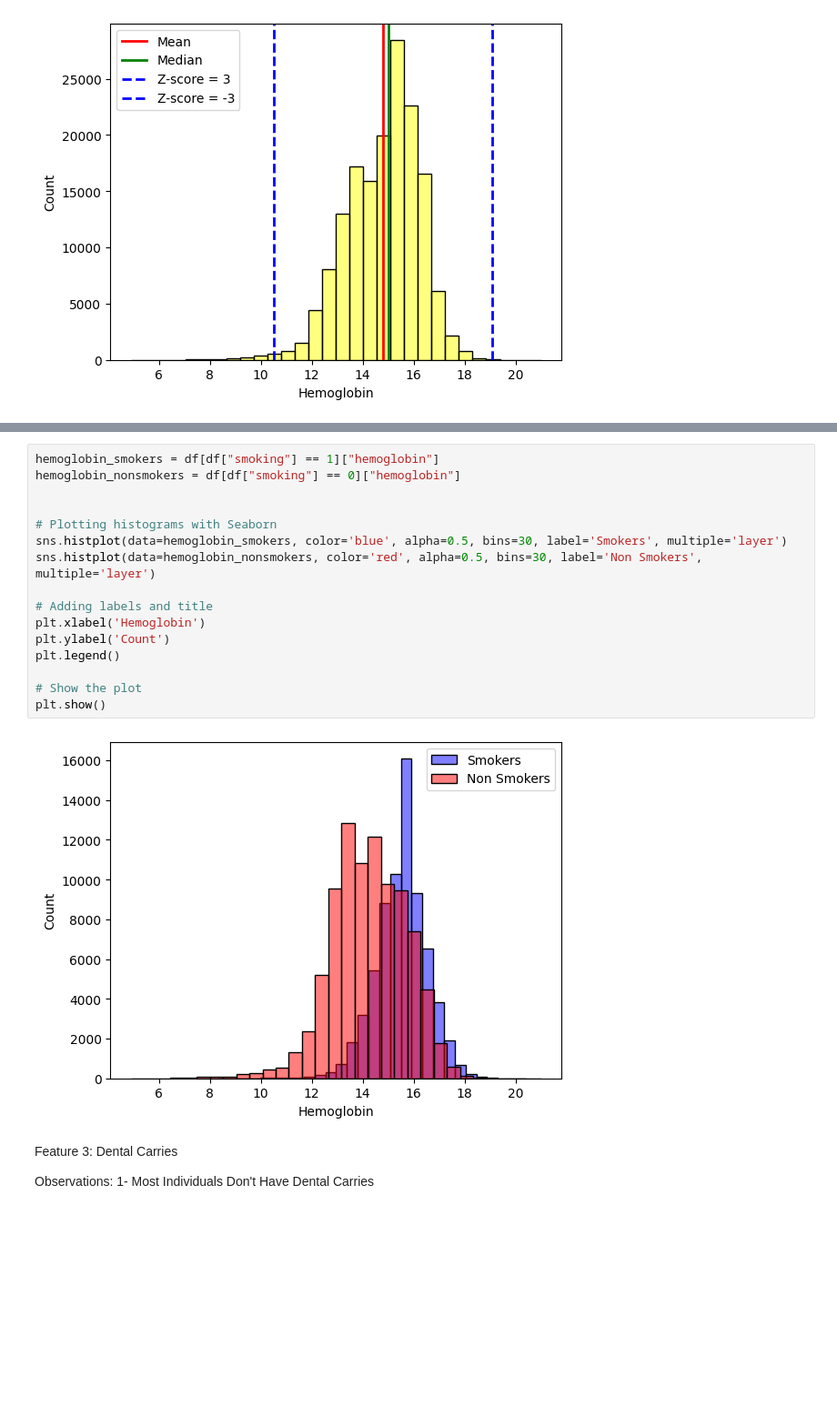
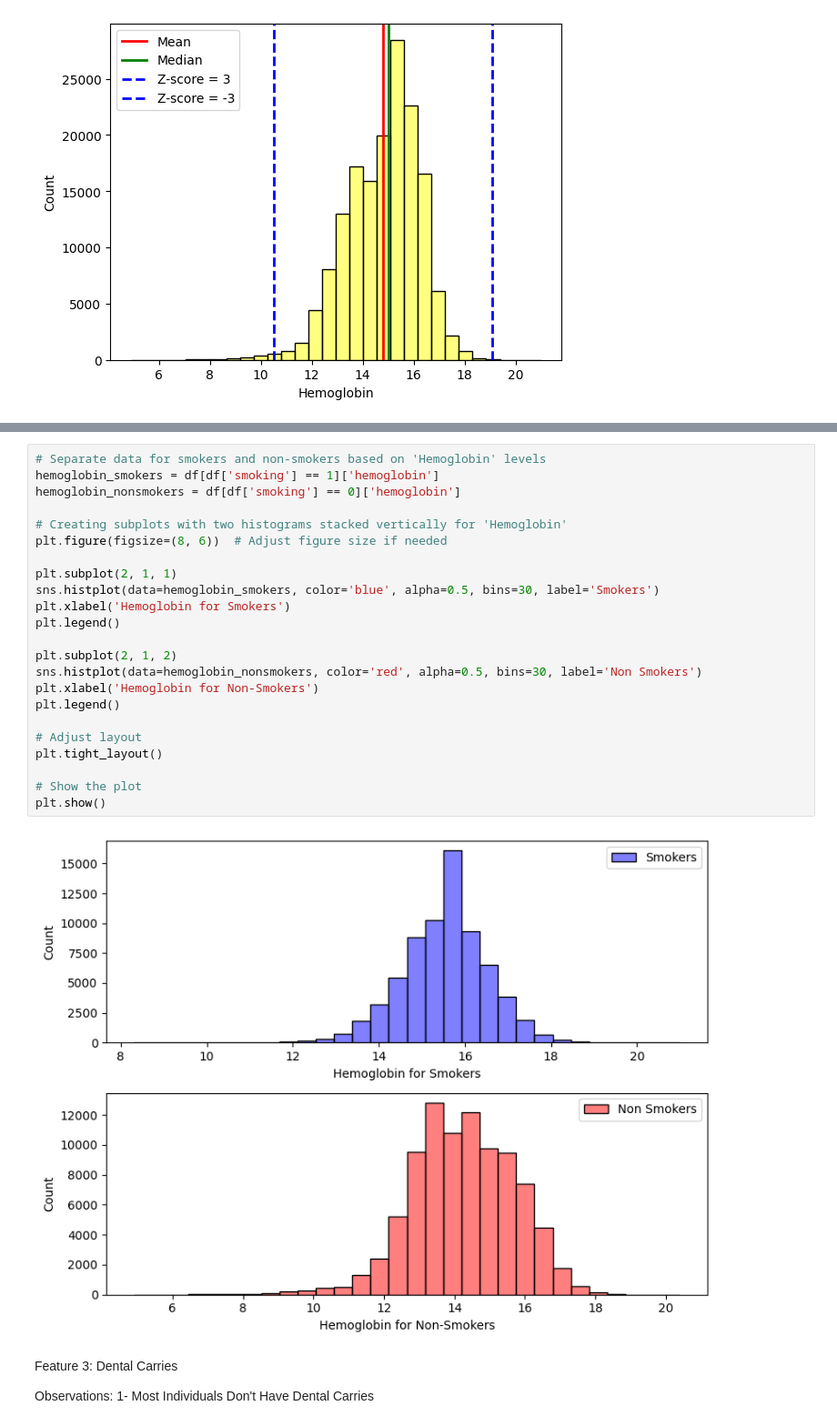
Before and after one commit to ahmedoy/SmokingData-Classification, a Jupyter notebook: data_analysis.ipynb, the cells around one changed output, grey strips where cells are left out. Shown at 91% size. Drawn from its saved outputs; the diff is of its cells as text; blank space fills up the shorter version.

```diff
--- a/data_analysis.ipynb
+++ b/data_analysis.ipynb
@@ -210,21 +95,28 @@ IQR 1.3
 # %%
-hemoglobin_smokers = df[df["smoking"] == 1]["hemoglobin"]
-hemoglobin_nonsmokers = df[df["smoking"] == 0]["hemoglobin"]
+# Separate data for smokers and non-smokers based on 'Hemoglobin' levels
+hemoglobin_smokers = df[df['smoking'] == 1]['hemoglobin']
+hemoglobin_nonsmokers = df[df['smoking'] == 0]['hemoglobin']
 
+# Creating subplots with two histograms stacked vertically for 'Hemoglobin'
+plt.figure(figsize=(8, 6))  # Adjust figure size if needed
 
-# Plotting histograms with Seaborn
-sns.histplot(data=hemoglobin_smokers, color='blue', alpha=0.5, bins=30, label='Smokers', multiple='layer')
-sns.histplot(data=hemoglobin_nonsmokers, color='red', alpha=0.5, bins=30, label='Non Smokers', multiple='layer')
+plt.subplot(2, 1, 1)
+sns.histplot(data=hemoglobin_smokers, color='blue', alpha=0.5, bins=30, label='Smokers')
+plt.xlabel('Hemoglobin for Smokers')
+plt.legend()
 
-# Adding labels and title
-plt.xlabel('Hemoglobin')
-plt.ylabel('Count')
+plt.subplot(2, 1, 2)
+sns.histplot(data=hemoglobin_nonsmokers, color='red', alpha=0.5, bins=30, label='Non Smokers')
+plt.xlabel('Hemoglobin for Non-Smokers')
 plt.legend()
+
+# Adjust layout
+plt.tight_layout()
 
 # Show the plot
 plt.show()
 # %% [output]
-[figure, old version]
+[figure, new version]
 # %% [markdown]
 Feature 3: Dental Carries
 
```
Also changed, not shown: parts of 11 cells of this notebook, 1 other file.
